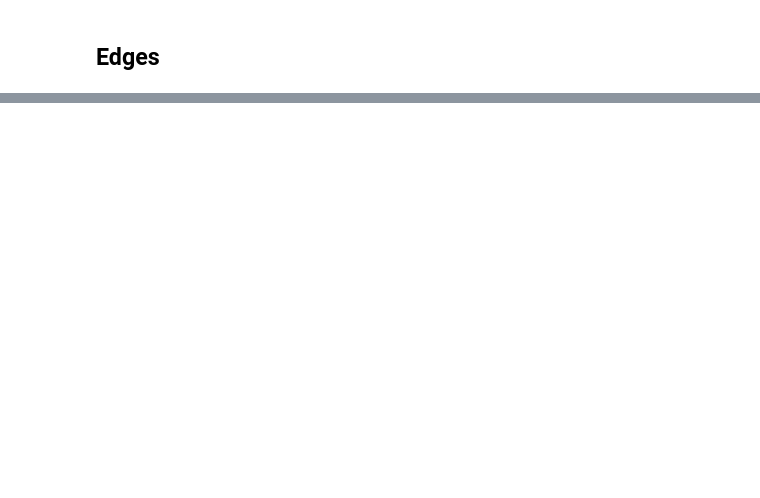
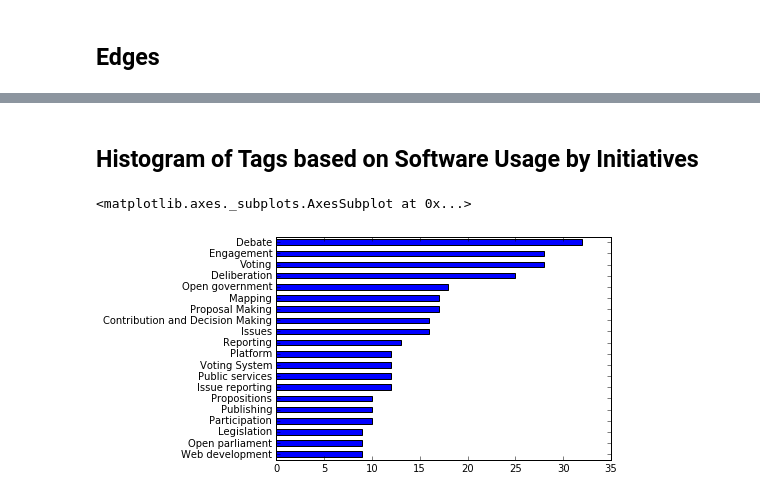
Before and after one commit to john-min/ogp, a Jupyter notebook: ogp_toolbox_viz.ipynb, the cells around one changed output, grey strips where cells are left out. Drawn from its saved outputs; the diff is of its cells as text; code cells hidden in the pictures; blank space fills up the shorter version.

```diff
--- a/ogp_toolbox_viz.ipynb
+++ b/ogp_toolbox_viz.ipynb
@@ -92,0 +131,16 @@ edge_df.to_csv('edges.csv', index=False)
+# %%
+org_software_edges = []
+for d in org_software_dict:
+    org_software_edges += build_edges(d, label_type='label', src_name='Name', tgt_name='Uses', src_type='org', tgt_type='software')
+# %%
+software_tag_grps = edge_df.groupby('Source')
+# %%
+from collections import defaultdict
+tag_count = defaultdict(int)
+for edge in org_software_edges:
+    _, software = edge
+    if software in software_tag_grps.groups.keys():
+        software_tag_df = software_tag_grps.get_group(software)
+        if not software_tag_df.empty:
+            for tag in software_tag_df['Target']:
+                tag_count[tag] += 1
@@ -92,0 +156,7 @@ edge_df.to_csv('edges.csv', index=False)
+# %% [markdown]
+## Histogram of Tags based on Software Usage by Initiatives
+# %%
+pd.Series(tag_count).sort_values(ascending=True).tail(n=20).plot(kind='barh')
+# %% [output]
+<matplotlib.axes._subplots.AxesSubplot at 0x...>
+[figure, added]
```
Also changed, not shown: parts of 18 cells of this notebook.
